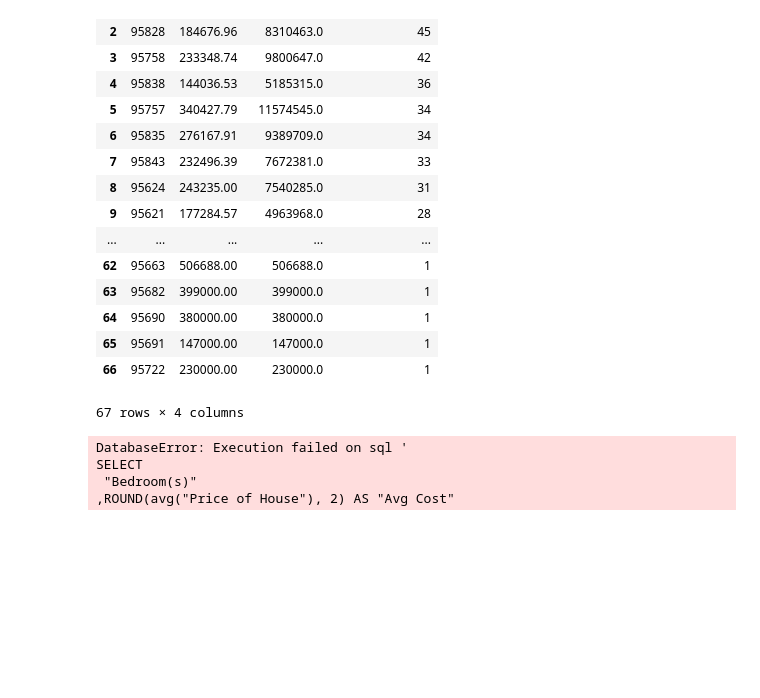
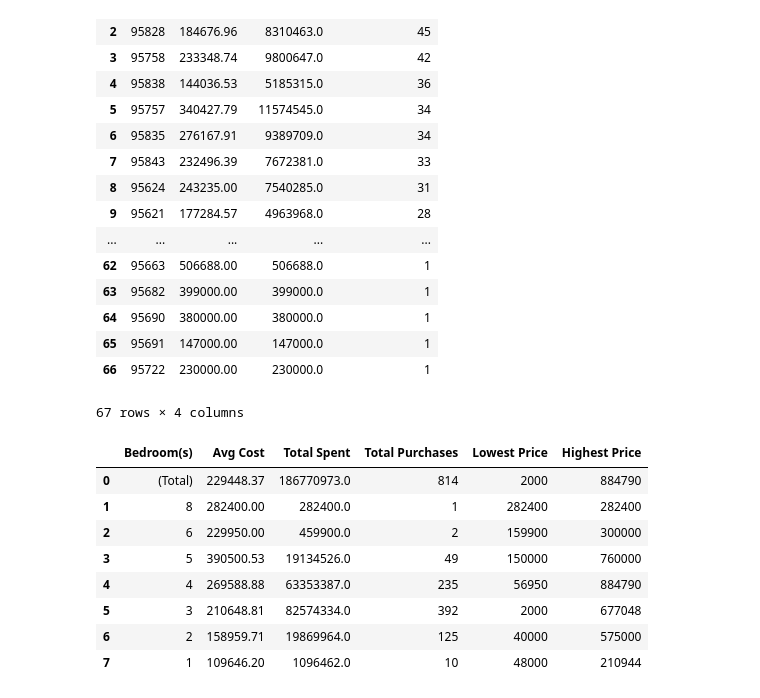
Before and after one commit to coryjennings93/codeLou_Python, a Jupyter notebook: PythondatabaseProject_fresh.ipynb, the cells around one changed output. Drawn from its saved outputs; the diff is of its cells as text; code cells hidden in the pictures; blank space fills up the shorter version.

```diff
--- a/PythondatabaseProject_fresh.ipynb
+++ b/PythondatabaseProject_fresh.ipynb
@@ -343,35 +343,40 @@ run_query(query_avg_price)
 # %%
 # Aggregate data getting average cost of house by number of bedrooms
 query_avg_price_per_bed = """
 SELECT
  "Bedroom(s)"
 ,ROUND(avg("Price of House"), 2) AS "Avg Cost"
 ,ROUND(sum("Price of House"), 2) AS "Total Spent"
 ,COUNT(*) AS "Total Purchases"
 ,MIN("Price of House") AS "Lowest Price"
 ,MAX("Price of House") AS "Highest Price"
 FROM CLprojects_cleaned
 GROUP BY "Bedroom(s)"
 
 union all
 
 select
  '(Total)'
 ,ROUND(avg("Price of House"), 2) AS "Avg Cost"
 ,ROUND(sum("Price of House"), 2) AS "Total Spent"
 ,COUNT(*) as "Total Purchases"
 ,MIN("Price of House") AS "Lowest Price"
 ,MAX("Price of House") AS "Highest Price"
 from CLprojects_cleaned
 
-ORDER BY "Bedroom" DESC;
+ORDER BY "Bedroom(s)" DESC;
 
 
 """
 
 run_query(query_avg_price_per_bed)
 # %% [output]
-DatabaseError: Execution failed on sql '
-SELECT
- "Bedroom(s)"
-,ROUND(avg("Price of House"), 2) AS "Avg Cost"
+|  | Bedroom(s) | Avg Cost | Total Spent | Total Purchases | Lowest Price | Highest Price |
+| 0 | (Total) | 229448.37 | 186770973.0 | 814 | 2000 | 884790 |
+| 1 | 8 | 282400.00 | 282400.0 | 1 | 282400 | 282400 |
+| 2 | 6 | 229950.00 | 459900.0 | 2 | 159900 | 300000 |
+| 3 | 5 | 390500.53 | 19134526.0 | 49 | 150000 | 760000 |
+| 4 | 4 | 269588.88 | 63353387.0 | 235 | 56950 | 884790 |
+| 5 | 3 | 210648.81 | 82574334.0 | 392 | 2000 | 677048 |
+| 6 | 2 | 158959.71 | 19869964.0 | 125 | 40000 | 575000 |
+| 7 | 1 | 109646.20 | 1096462.0 | 10 | 48000 | 210944 |
```
Also changed, not shown: parts of 4 cells of this notebook.
